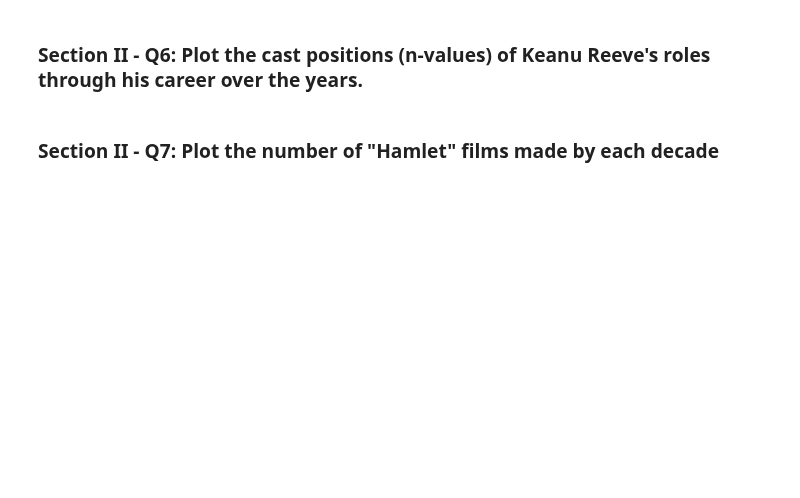
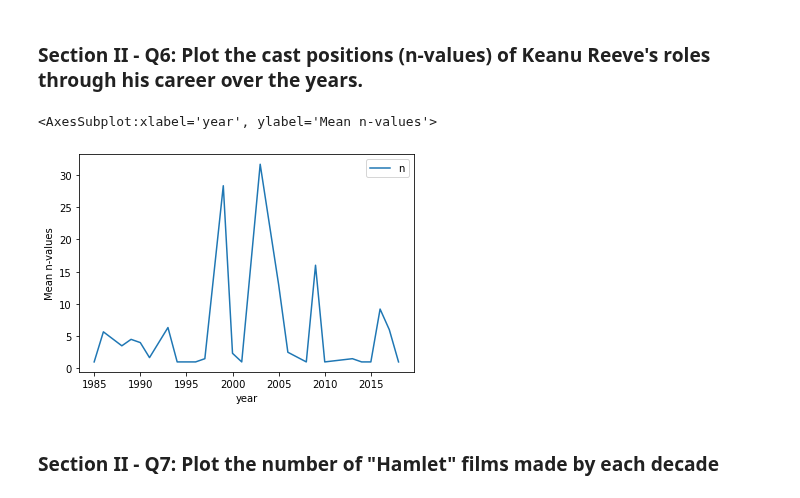
Before and after one commit to springboard-curriculum/mec-mini-projects, a Jupyter notebook: mec-5.3.10-data-wranging-with-pandas-mini-project/Mini_Project_Data_Wrangling_Pandas.ipynb, the cells around one changed output. Saved outputs shown, nothing was run; the diff lists cells and outputs as text; code cells hidden in the pictures; blank space fills up the shorter version.

```diff
--- a/mec-5.3.10-data-wranging-with-pandas-mini-project/Mini_Project_Data_Wrangling_Pandas.ipynb
+++ b/mec-5.3.10-data-wranging-with-pandas-mini-project/Mini_Project_Data_Wrangling_Pandas.ipynb
@@ -219,4 +493,9 @@ top_ten.plot(kind='barh')
 # %% [markdown]
 ### Section II - Q6: Plot the cast positions (n-values) of Keanu Reeve's roles through his career over the years.
+# %%
+cast[(cast['name'] == 'Keanu Reeves') & (cast['n'].isnull() == False)].sort_values('year').groupby('year').agg({'n':'mean'}).plot(kind='line', xlabel='year', ylabel='Mean n-values')
+# %% [output]
+<AxesSubplot:xlabel='year', ylabel='Mean n-values'>
+[figure, added]
 # %% [markdown]
 ### Section II - Q7: Plot the number of "Hamlet" films made by each decade
```
Also changed, not shown: parts of 45 cells of this notebook.
